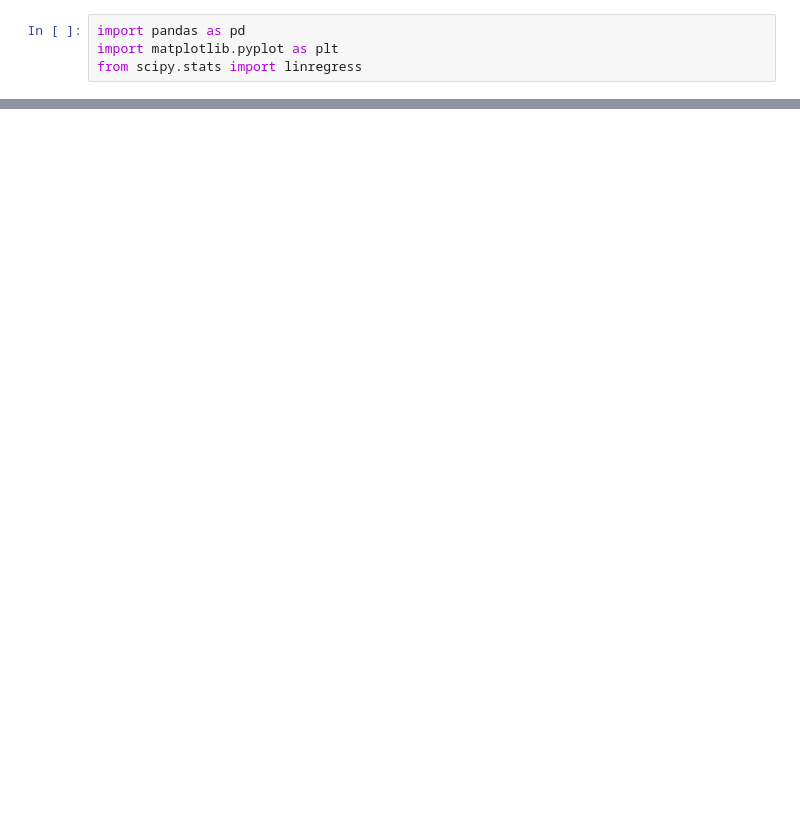
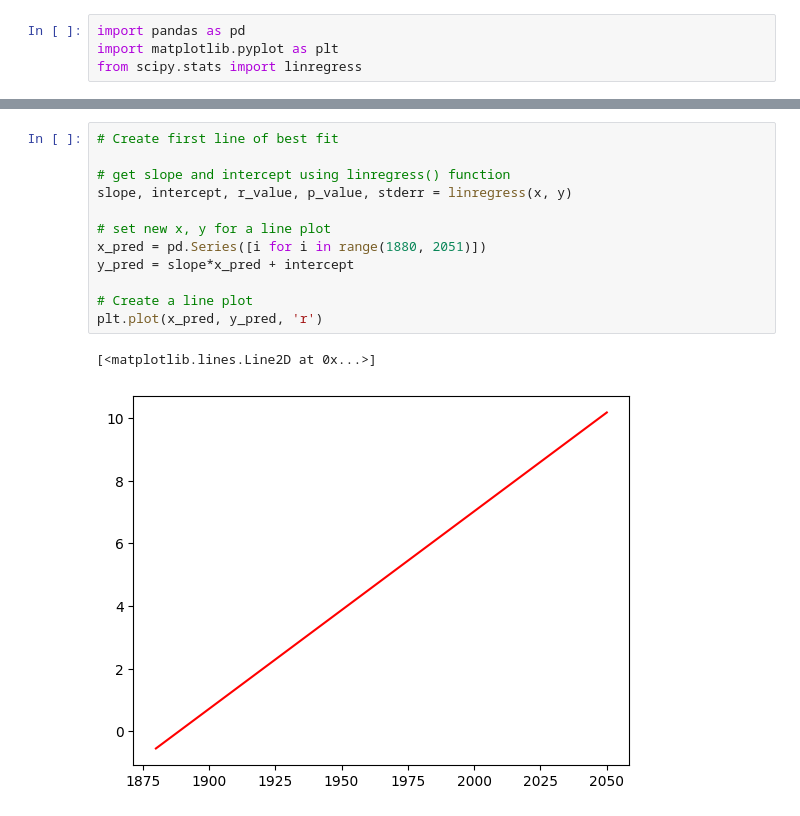
Before and after one commit to acaldo/sea_predictor, a Jupyter notebook: main.ipynb, the cells around one changed output, grey strips where cells are left out. Cells and saved outputs as stored; diff of their text form; blank space fills up the shorter version.

```diff
--- a/main.ipynb
+++ b/main.ipynb
@@ -9,0 +23,15 @@ FileNotFoundError: [Errno 2] No such file or directory: 'boilerplate-sea-level-p
+# %%
+# Create first line of best fit
+
+# get slope and intercept using linregress() function
+slope, intercept, r_value, p_value, stderr = linregress(x, y)
+
+# set new x, y for a line plot
+x_pred = pd.Series([i for i in range(1880, 2051)])
+y_pred = slope*x_pred + intercept
+
+# Create a line plot
+plt.plot(x_pred, y_pred, 'r')
+# %% [output]
+[<matplotlib.lines.Line2D at 0x...>]
+[figure, added]
```
Also changed, not shown: parts of 6 cells of this notebook.
